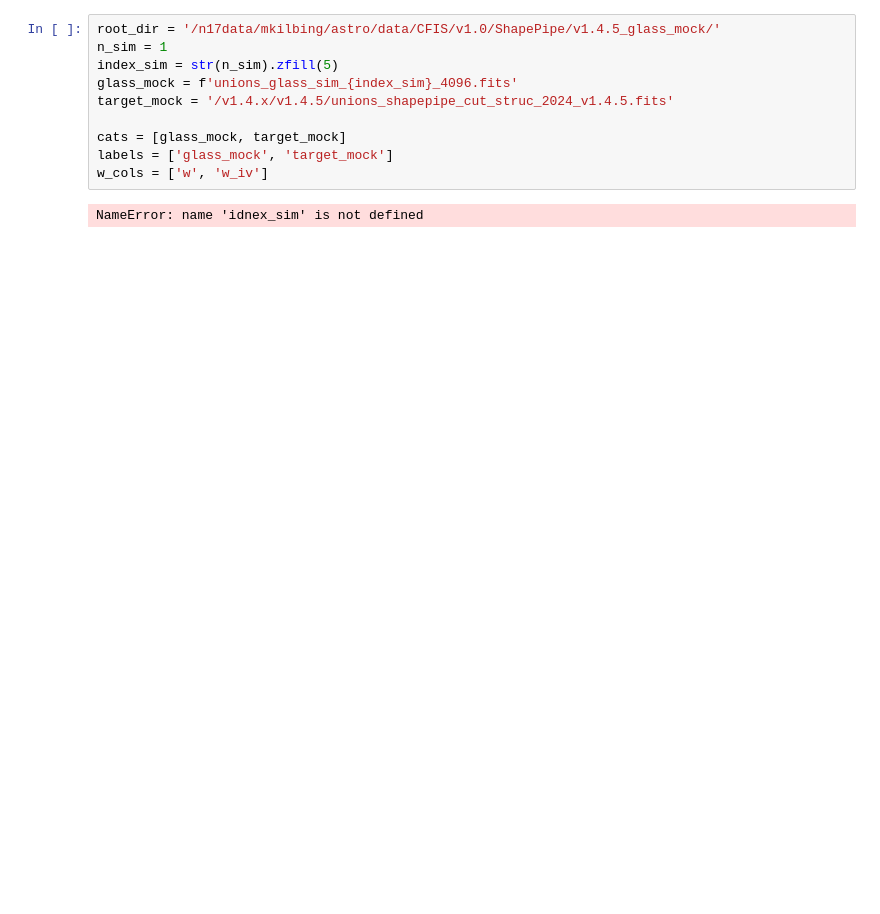
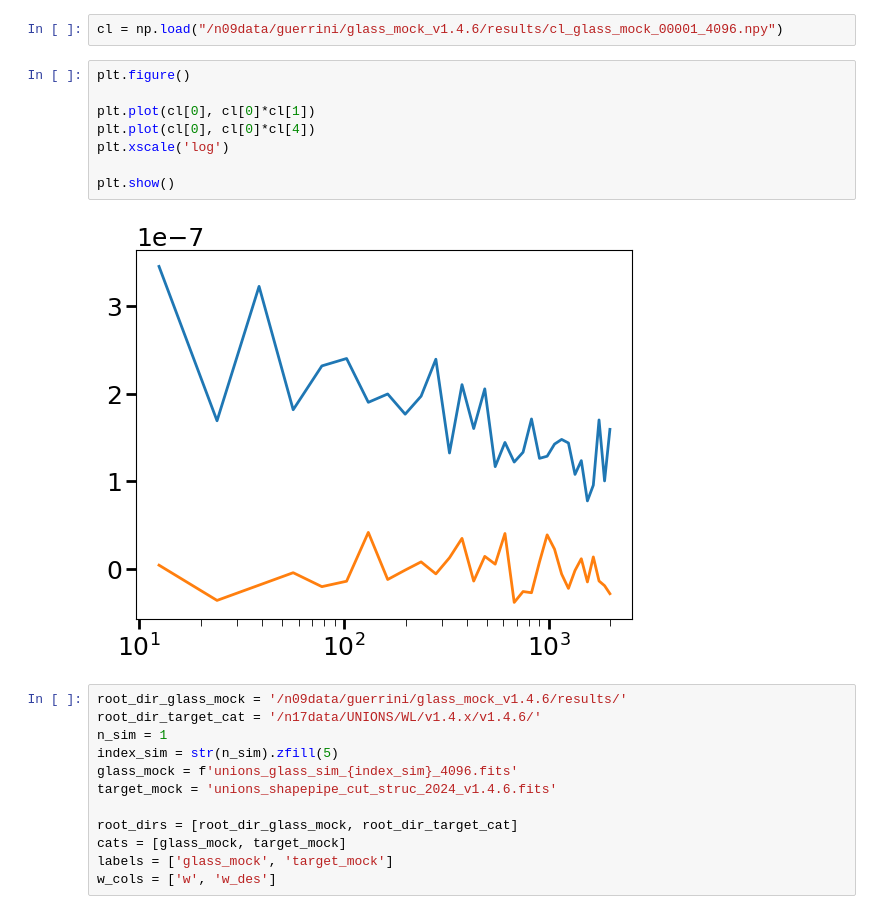
Before and after one commit to CosmoStat/sp_validation, a Jupyter notebook: glass_mock/validate_glass_mock.ipynb, the cells around one changed output. Saved outputs shown, nothing was run; the diff lists cells and outputs as text; blank space fills up the shorter version.

```diff
--- a/glass_mock/validate_glass_mock.ipynb
+++ b/glass_mock/validate_glass_mock.ipynb
@@ -23,14 +27,26 @@ import fitsio
+# %%
+cl = np.load("/n09data/guerrini/glass_mock_v1.4.6/results/cl_glass_mock_00001_4096.npy")
+# %%
+plt.figure()
+
+plt.plot(cl[0], cl[0]*cl[1])
+plt.plot(cl[0], cl[0]*cl[4])
+plt.xscale('log')
+
+plt.show()
+# %% [output]
+[figure, added]
 # %%
-root_dir = '/n17data/mkilbing/astro/data/CFIS/v1.0/ShapePipe/v1.4.5_glass_mock/'
+root_dir_glass_mock = '/n09data/guerrini/glass_mock_v1.4.6/results/'
+root_dir_target_cat = '/n17data/UNIONS/WL/v1.4.x/v1.4.6/'
 n_sim = 1
 index_sim = str(n_sim).zfill(5)
 glass_mock = f'unions_glass_sim_{index_sim}_4096.fits'
-target_mock = '/v1.4.x/v1.4.5/unions_shapepipe_cut_struc_2024_v1.4.5.fits'
+target_mock = 'unions_shapepipe_cut_struc_2024_v1.4.6.fits'
 
+root_dirs = [root_dir_glass_mock, root_dir_target_cat]
 cats = [glass_mock, target_mock]
 labels = ['glass_mock', 'target_mock']
-w_cols = ['w', 'w_iv']
+w_cols = ['w', 'w_des']
-# %% [output]
-NameError: name 'idnex_sim' is not defined
 # %%
 #Create n_gal maps
```
Also changed, not shown: parts of 17 cells of this notebook, 3 other files.
